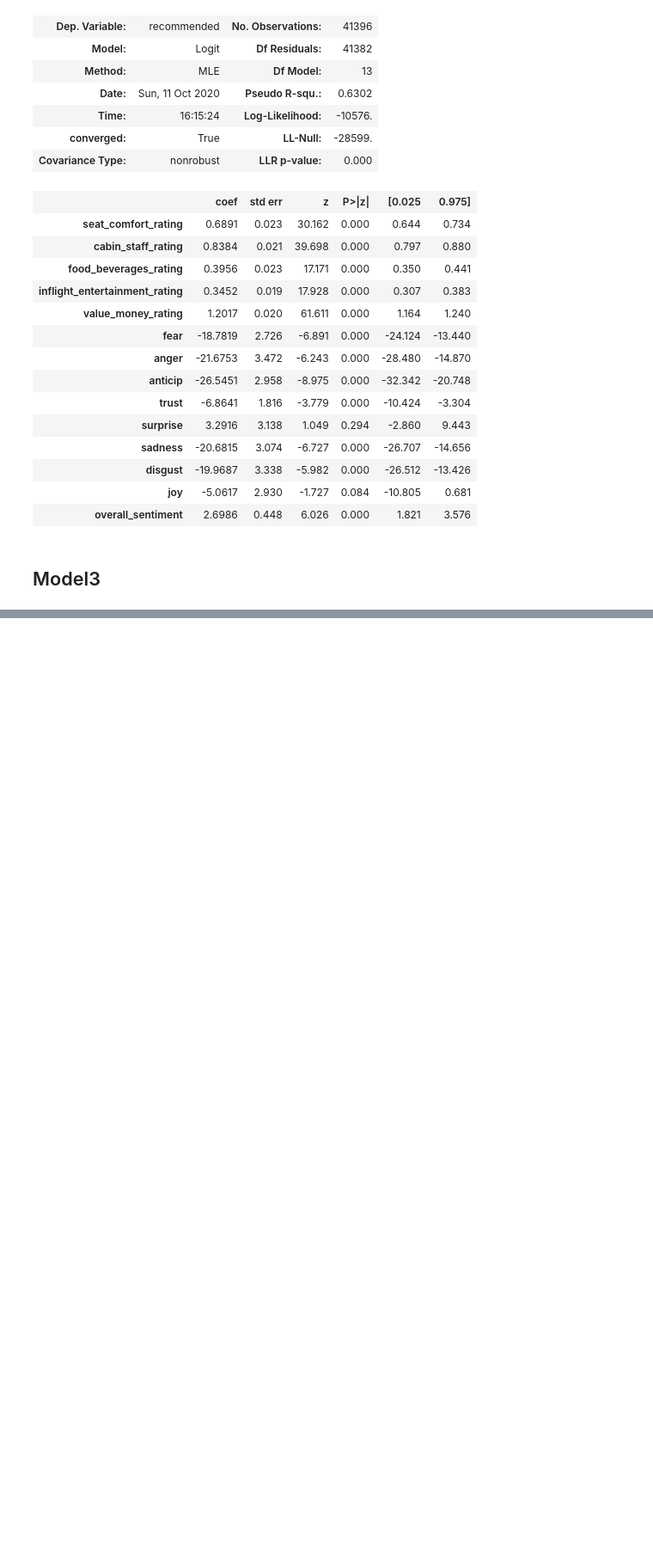
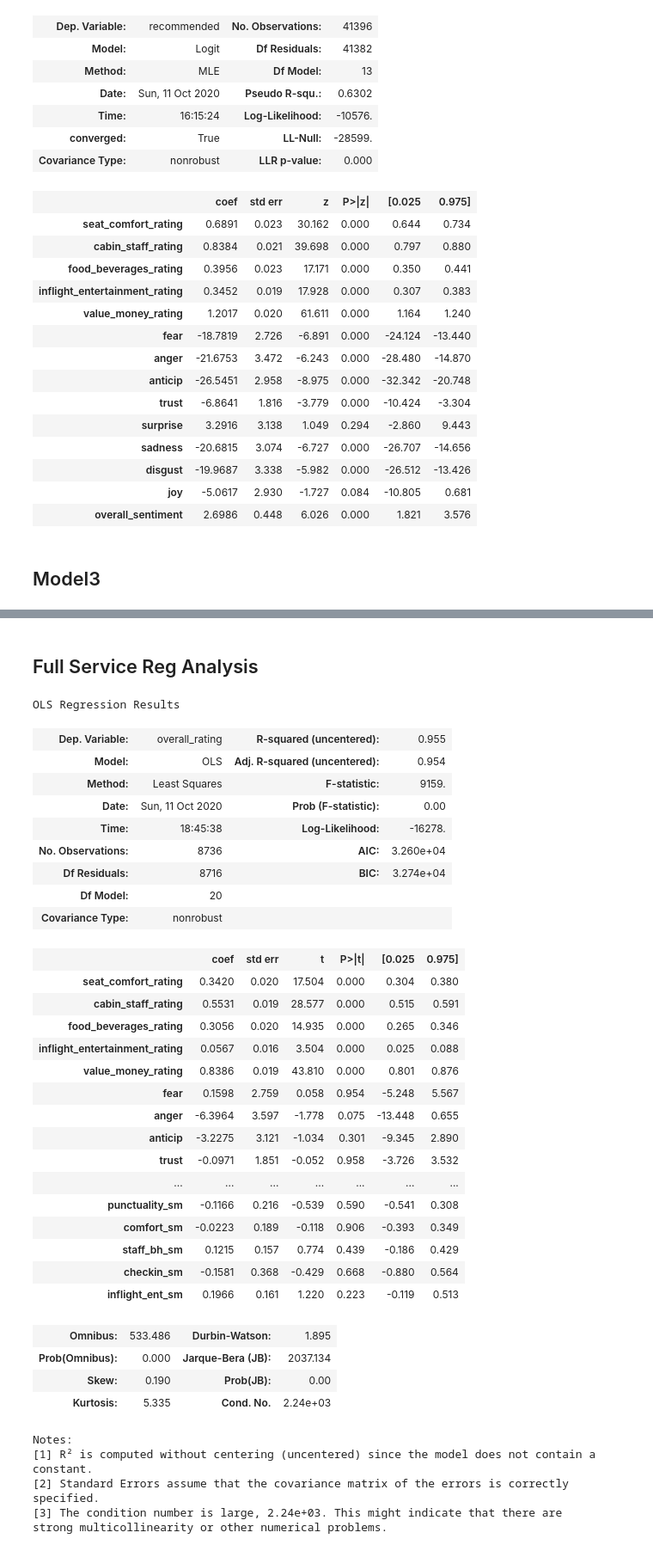
Before and after one commit to elauser/DataMining_AirplaneServiceAnalysis, a Jupyter notebook: regression_analysis.ipynb, the cells around one changed output, grey strips where cells are left out. Shown at 86% size. Saved outputs shown, nothing was run; the diff lists cells and outputs as text; code cells hidden in the pictures; blank space fills up the shorter version.

```diff
--- a/regression_analysis.ipynb
+++ b/regression_analysis.ipynb
@@ -246,0 +331,42 @@ Logit Regression Results
+# %% [markdown]
+## Full Service Reg Analysis
+# %%
+est = sm.OLS(y_full_service_rating, x_full_service)
+est2 = est.fit()
+est2.summary()
+# %% [output]
+OLS Regression Results
+| Dep. Variable: | overall_rating | R-squared (uncentered): | 0.955 |
+| Model: | OLS | Adj. R-squared (uncentered): | 0.954 |
+| Method: | Least Squares | F-statistic: | 9159. |
+| Date: | Sun, 11 Oct 2020 | Prob (F-statistic): | 0.00 |
+| Time: | 18:45:38 | Log-Likelihood: | -16278. |
+| No. Observations: | 8736 | AIC: | 3.260e+04 |
+| Df Residuals: | 8716 | BIC: | 3.274e+04 |
+| Df Model: | 20 |  |  |
+| Covariance Type: | nonrobust |  |  |
+|  | coef | std err | t | P>|t| | [0.025 | 0.975] |
+| seat_comfort_rating | 0.3420 | 0.020 | 17.504 | 0.000 | 0.304 | 0.380 |
+| cabin_staff_rating | 0.5531 | 0.019 | 28.577 | 0.000 | 0.515 | 0.591 |
+| food_beverages_rating | 0.3056 | 0.020 | 14.935 | 0.000 | 0.265 | 0.346 |
+| inflight_entertainment_rating | 0.0567 | 0.016 | 3.504 | 0.000 | 0.025 | 0.088 |
+| value_money_rating | 0.8386 | 0.019 | 43.810 | 0.000 | 0.801 | 0.876 |
+| fear | 0.1598 | 2.759 | 0.058 | 0.954 | -5.248 | 5.567 |
+| anger | -6.3964 | 3.597 | -1.778 | 0.075 | -13.448 | 0.655 |
+| anticip | -3.2275 | 3.121 | -1.034 | 0.301 | -9.345 | 2.890 |
+| trust | -0.0971 | 1.851 | -0.052 | 0.958 | -3.726 | 3.532 |
+| ... | ... | ... | ... | ... | ... | ... |
+| punctuality_sm | -0.1166 | 0.216 | -0.539 | 0.590 | -0.541 | 0.308 |
+| comfort_sm | -0.0223 | 0.189 | -0.118 | 0.906 | -0.393 | 0.349 |
+| staff_bh_sm | 0.1215 | 0.157 | 0.774 | 0.439 | -0.186 | 0.429 |
+| checkin_sm | -0.1581 | 0.368 | -0.429 | 0.668 | -0.880 | 0.564 |
+| inflight_ent_sm | 0.1966 | 0.161 | 1.220 | 0.223 | -0.119 | 0.513 |
+| Omnibus: | 533.486 | Durbin-Watson: | 1.895 |
+| Prob(Omnibus): | 0.000 | Jarque-Bera (JB): | 2037.134 |
+| Skew: | 0.190 | Prob(JB): | 0.00 |
+| Kurtosis: | 5.335 | Cond. No. | 2.24e+03 |
+Notes:
+[1] R² is computed without centering (uncentered) since the model does not contain a constant.
+[2] Standard Errors assume that the covariance matrix of the errors is correctly specified.
+[3] The condition number is large, 2.24e+03. This might indicate that there are
+strong multicollinearity or other numerical problems.
```
Also changed, not shown: parts of 8 cells of this notebook, 2 other files.
